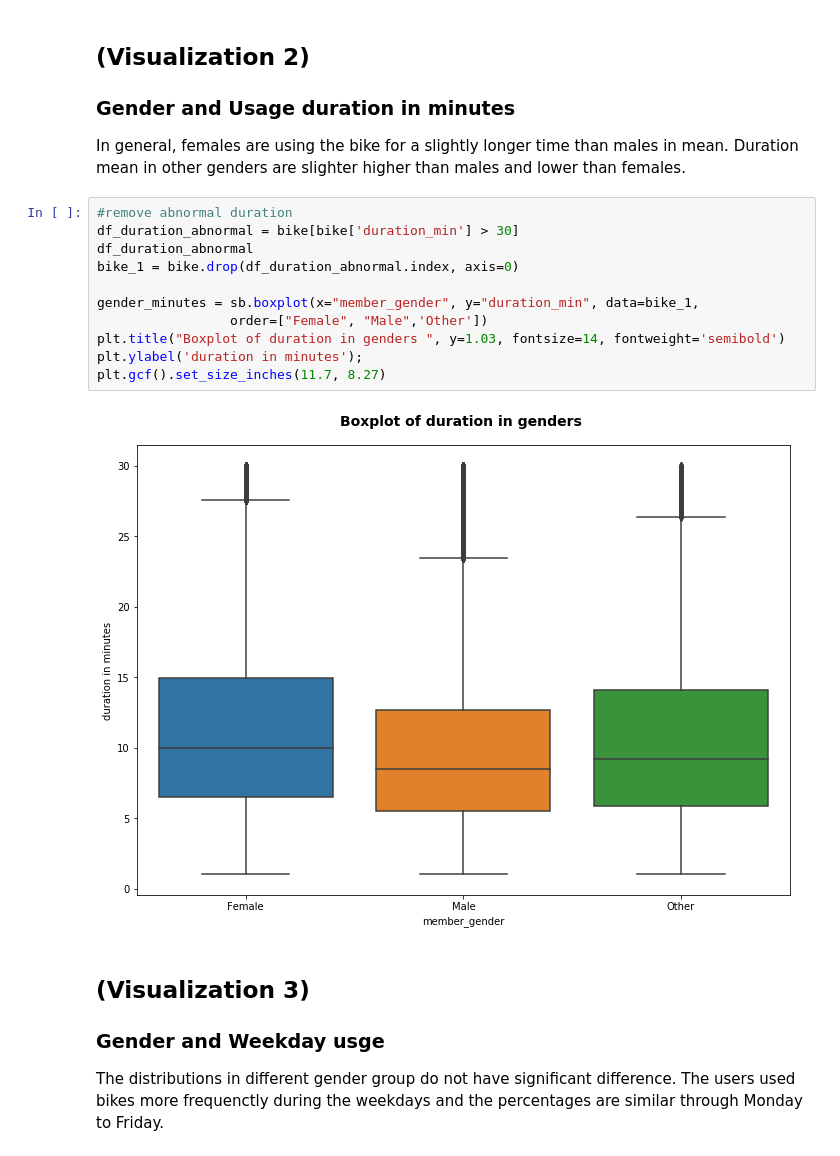
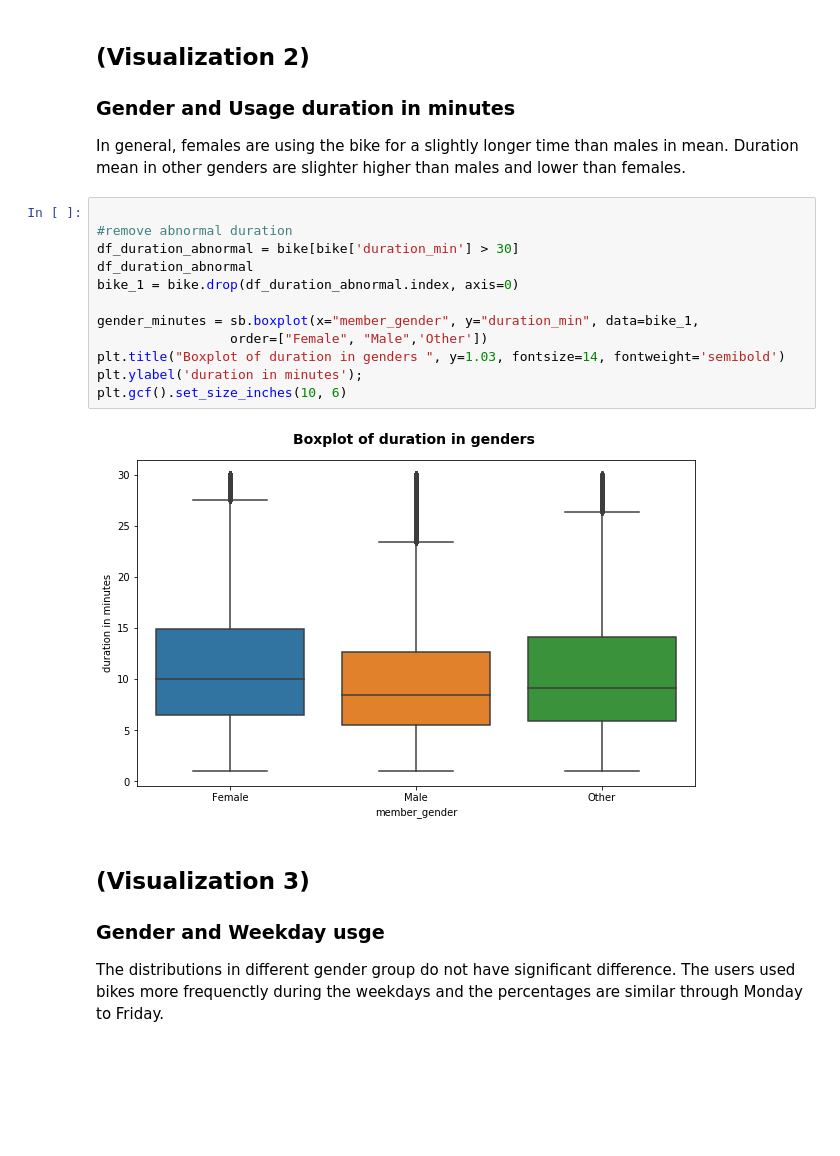
Before and after one commit to xc2496/Data-Visualization-a-bike-sharing-system, a Jupyter notebook: slide_deck_Xiaowen.ipynb, the cells around one changed output. Drawn from its saved outputs; the diff is of its cells as text; blank space fills up the shorter version.

```diff
--- a/slide_deck_Xiaowen.ipynb
+++ b/slide_deck_Xiaowen.ipynb
@@ -102,18 +102,19 @@ plt.ylabel('Counts');
 ### Gender and Usage duration in minutes
 In general, females are using the bike for a slightly longer time than males in mean. Duration mean in other genders are slighter higher than males and lower than females.
 # %%
+
 #remove abnormal duration
 df_duration_abnormal = bike[bike['duration_min'] > 30]
 df_duration_abnormal
 bike_1 = bike.drop(df_duration_abnormal.index, axis=0)
 
 gender_minutes = sb.boxplot(x="member_gender", y="duration_min", data=bike_1,
                  order=["Female", "Male",'Other'])
 plt.title("Boxplot of duration in genders ", y=1.03, fontsize=14, fontweight='semibold')
 plt.ylabel('duration in minutes');
-plt.gcf().set_size_inches(11.7, 8.27)
+plt.gcf().set_size_inches(10, 6)
 # %% [output]
-[figure, old version]
+[figure, new version]
 # %% [markdown]
 ## (Visualization 3)
 ### Gender and Weekday usge
```
Also changed, not shown: parts of 10 cells of this notebook, 1 other file.
